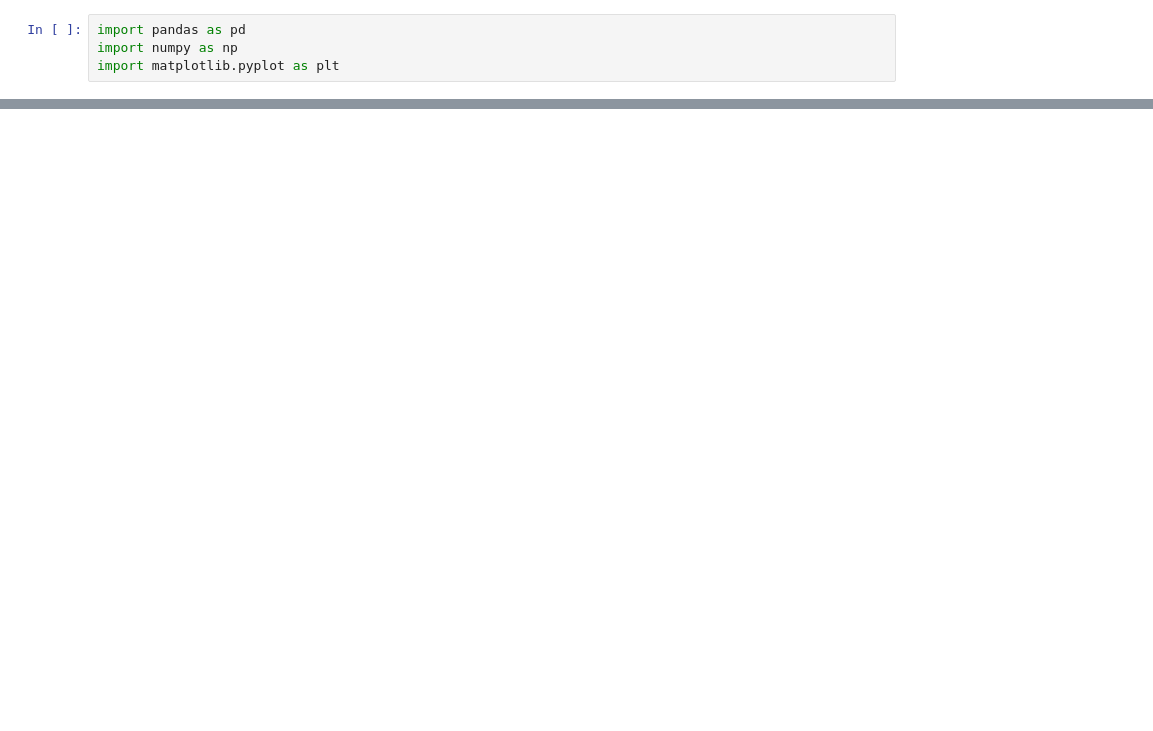
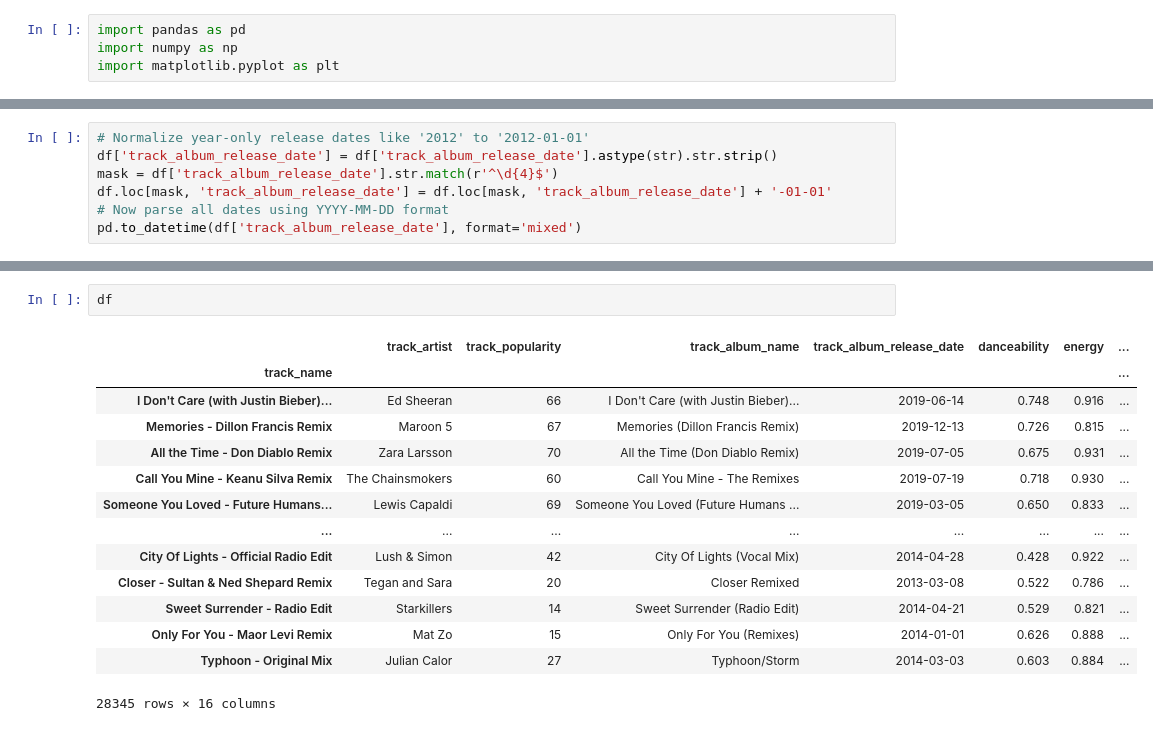
Before and after one commit to Feijoka/Zak_is_a_kitten, a Jupyter notebook: gabriel.ipynb, the cells around one changed output, grey strips where cells are left out. Cells and saved outputs as stored; diff of their text form; blank space fills up the shorter version.

```diff
--- a/gabriel.ipynb
+++ b/gabriel.ipynb
@@ -57,0 +68,7 @@ Index(['track_id', 'track_name', 'track_artist', 'track_popularity',
+# %%
+# Normalize year-only release dates like '2012' to '2012-01-01'
+df['track_album_release_date'] = df['track_album_release_date'].astype(str).str.strip()
+mask = df['track_album_release_date'].str.match(r'^\d{4}$')
+df.loc[mask, 'track_album_release_date'] = df.loc[mask, 'track_album_release_date'] + '-01-01'
+# Now parse all dates using YYYY-MM-DD format
+pd.to_datetime(df['track_album_release_date'], format='mixed')
@@ -57,0 +89,17 @@ Index(['track_id', 'track_name', 'track_artist', 'track_popularity',
+# %%
+df
+# %% [output]
+|  | track_artist | track_popularity | track_album_name | track_album_release_date | danceability | energy | ... |
+| track_name |  |  |  |  |  |  | ... |
+| I Don't Care (with Justin Bieber)... | Ed Sheeran | 66 | I Don't Care (with Justin Bieber)... | 2019-06-14 | 0.748 | 0.916 | ... |
+| Memories - Dillon Francis Remix | Maroon 5 | 67 | Memories (Dillon Francis Remix) | 2019-12-13 | 0.726 | 0.815 | ... |
+| All the Time - Don Diablo Remix | Zara Larsson | 70 | All the Time (Don Diablo Remix) | 2019-07-05 | 0.675 | 0.931 | ... |
+| Call You Mine - Keanu Silva Remix | The Chainsmokers | 60 | Call You Mine - The Remixes | 2019-07-19 | 0.718 | 0.930 | ... |
+| Someone You Loved - Future Humans... | Lewis Capaldi | 69 | Someone You Loved (Future Humans ... | 2019-03-05 | 0.650 | 0.833 | ... |
+| ... | ... | ... | ... | ... | ... | ... | ... |
+| City Of Lights - Official Radio Edit | Lush & Simon | 42 | City Of Lights (Vocal Mix) | 2014-04-28 | 0.428 | 0.922 | ... |
+| Closer - Sultan & Ned Shepard Remix | Tegan and Sara | 20 | Closer Remixed | 2013-03-08 | 0.522 | 0.786 | ... |
+| Sweet Surrender - Radio Edit | Starkillers | 14 | Sweet Surrender (Radio Edit) | 2014-04-21 | 0.529 | 0.821 | ... |
+| Only For You - Maor Levi Remix | Mat Zo | 15 | Only For You (Remixes) | 2014-01-01 | 0.626 | 0.888 | ... |
+| Typhoon - Original Mix | Julian Calor | 27 | Typhoon/Storm | 2014-03-03 | 0.603 | 0.884 | ... |
+28345 rows × 16 columns
```
Also changed, not shown: parts of 10 cells of this notebook, 2 other files.
